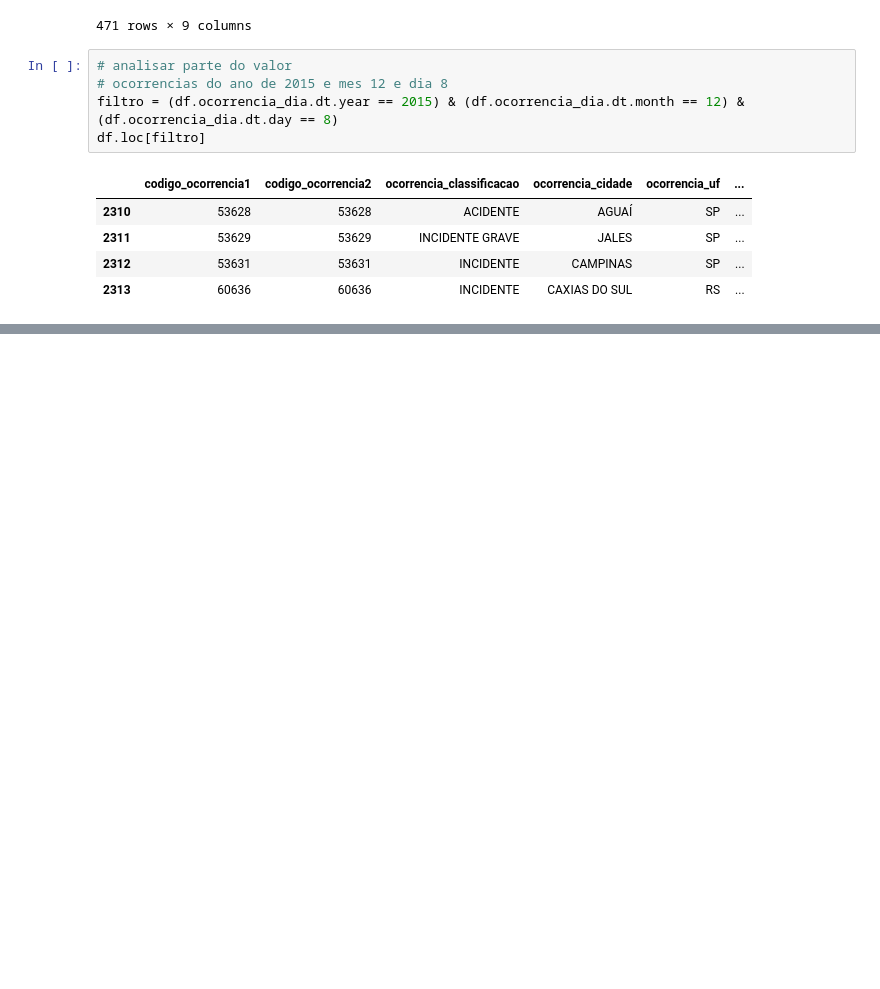
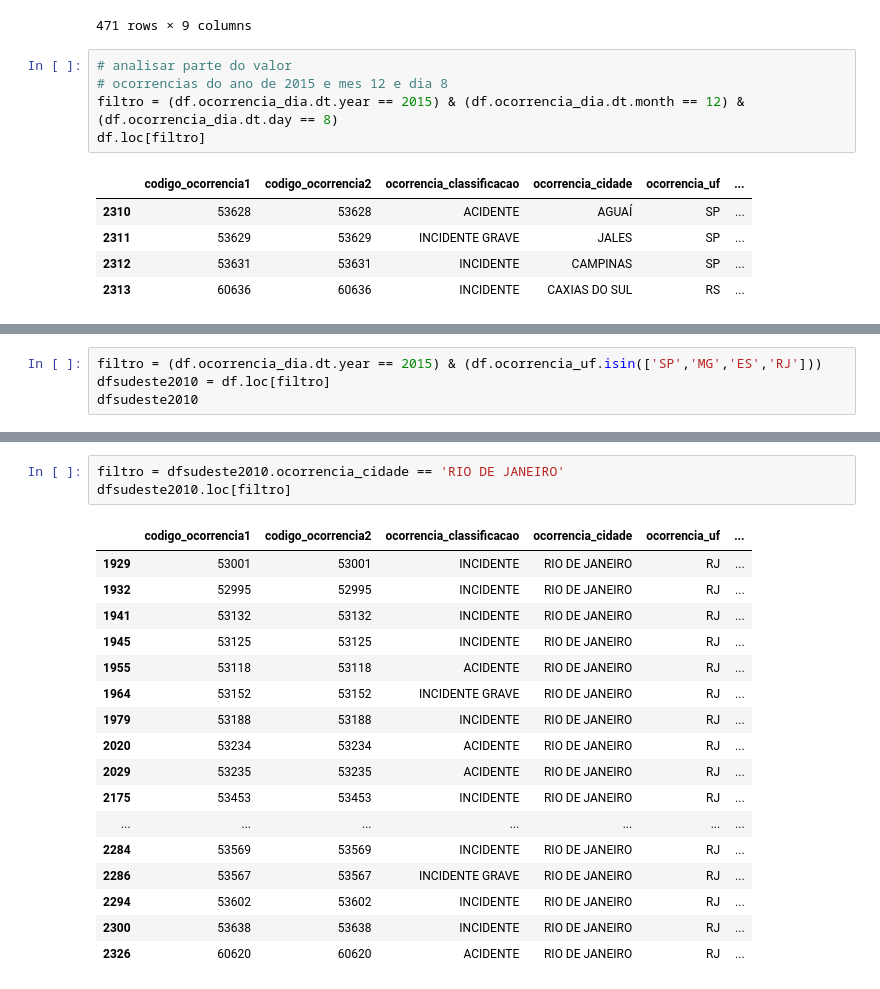
Before and after one commit to Manoel/Cognizant-Cloud-Data-Engineer-2, a Jupyter notebook: fundamentos_etl_com_python/projeto_etl_transformação.ipynb, the cells around one changed output, grey strips where cells are left out. Drawn from its saved outputs; the diff is of its cells as text; blank space fills up the shorter version.

```diff
--- a/fundamentos_etl_com_python/projeto_etl_transformação.ipynb
+++ b/fundamentos_etl_com_python/projeto_etl_transformação.ipynb
@@ -389,0 +547,4 @@ df.loc[filtro]
+# %%
+filtro = (df.ocorrencia_dia.dt.year == 2015) & (df.ocorrencia_uf.isin(['SP','MG','ES','RJ']))
+dfsudeste2010 = df.loc[filtro]
+dfsudeste2010
@@ -389,0 +621,21 @@ df.loc[filtro]
+# %%
+filtro = dfsudeste2010.ocorrencia_cidade == 'RIO DE JANEIRO'
+dfsudeste2010.loc[filtro]
+# %% [output]
+|  | codigo_ocorrencia1 | codigo_ocorrencia2 | ocorrencia_classificacao | ocorrencia_cidade | ocorrencia_uf | ... |
+| 1929 | 53001 | 53001 | INCIDENTE | RIO DE JANEIRO | RJ | ... |
+| 1932 | 52995 | 52995 | INCIDENTE | RIO DE JANEIRO | RJ | ... |
+| 1941 | 53132 | 53132 | INCIDENTE | RIO DE JANEIRO | RJ | ... |
+| 1945 | 53125 | 53125 | INCIDENTE | RIO DE JANEIRO | RJ | ... |
+| 1955 | 53118 | 53118 | ACIDENTE | RIO DE JANEIRO | RJ | ... |
+| 1964 | 53152 | 53152 | INCIDENTE GRAVE | RIO DE JANEIRO | RJ | ... |
+| 1979 | 53188 | 53188 | INCIDENTE | RIO DE JANEIRO | RJ | ... |
+| 2020 | 53234 | 53234 | ACIDENTE | RIO DE JANEIRO | RJ | ... |
+| 2029 | 53235 | 53235 | ACIDENTE | RIO DE JANEIRO | RJ | ... |
+| 2175 | 53453 | 53453 | INCIDENTE | RIO DE JANEIRO | RJ | ... |
+| ... | ... | ... | ... | ... | ... | ... |
+| 2284 | 53569 | 53569 | INCIDENTE | RIO DE JANEIRO | RJ | ... |
+| 2286 | 53567 | 53567 | INCIDENTE GRAVE | RIO DE JANEIRO | RJ | ... |
+| 2294 | 53602 | 53602 | INCIDENTE | RIO DE JANEIRO | RJ | ... |
+| 2300 | 53638 | 53638 | INCIDENTE | RIO DE JANEIRO | RJ | ... |
+| 2326 | 60620 | 60620 | ACIDENTE | RIO DE JANEIRO | RJ | ... |
```
Also changed, not shown: parts of 24 cells of this notebook.
